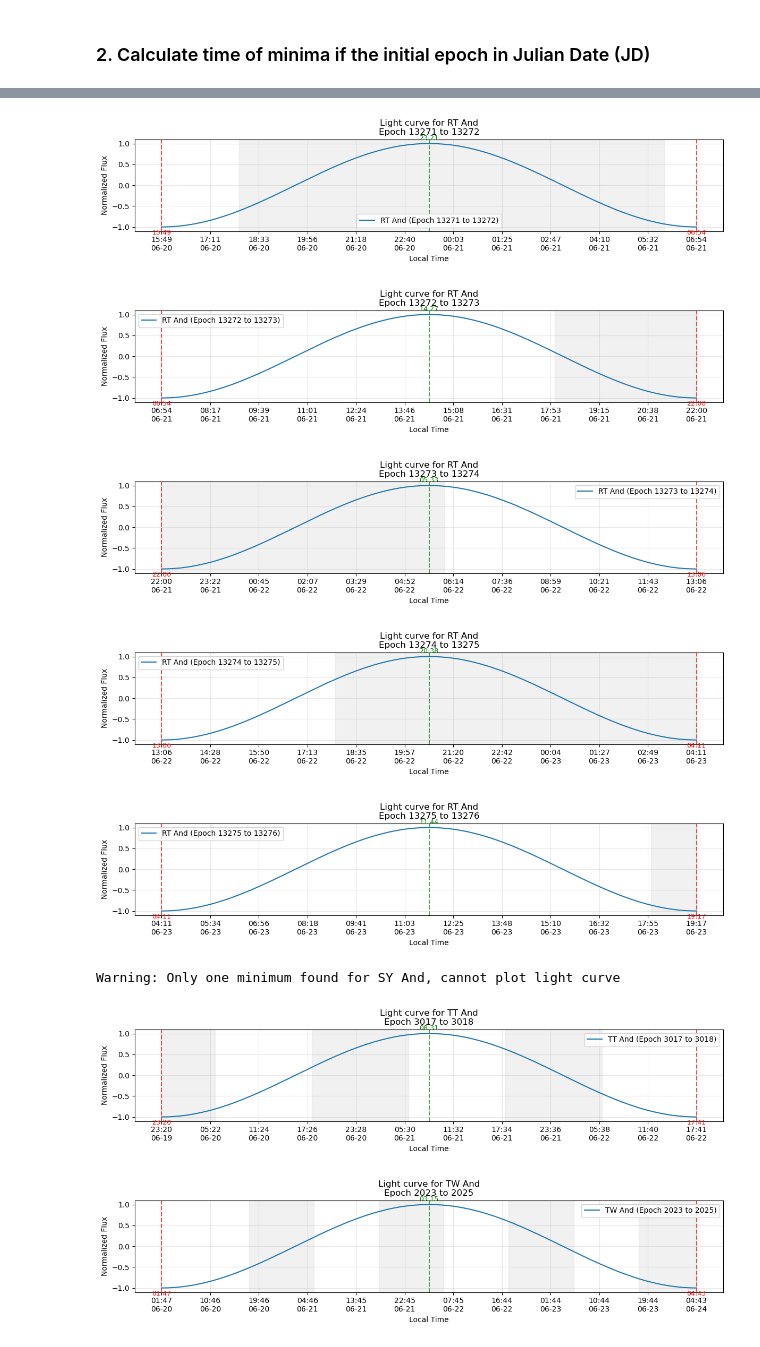
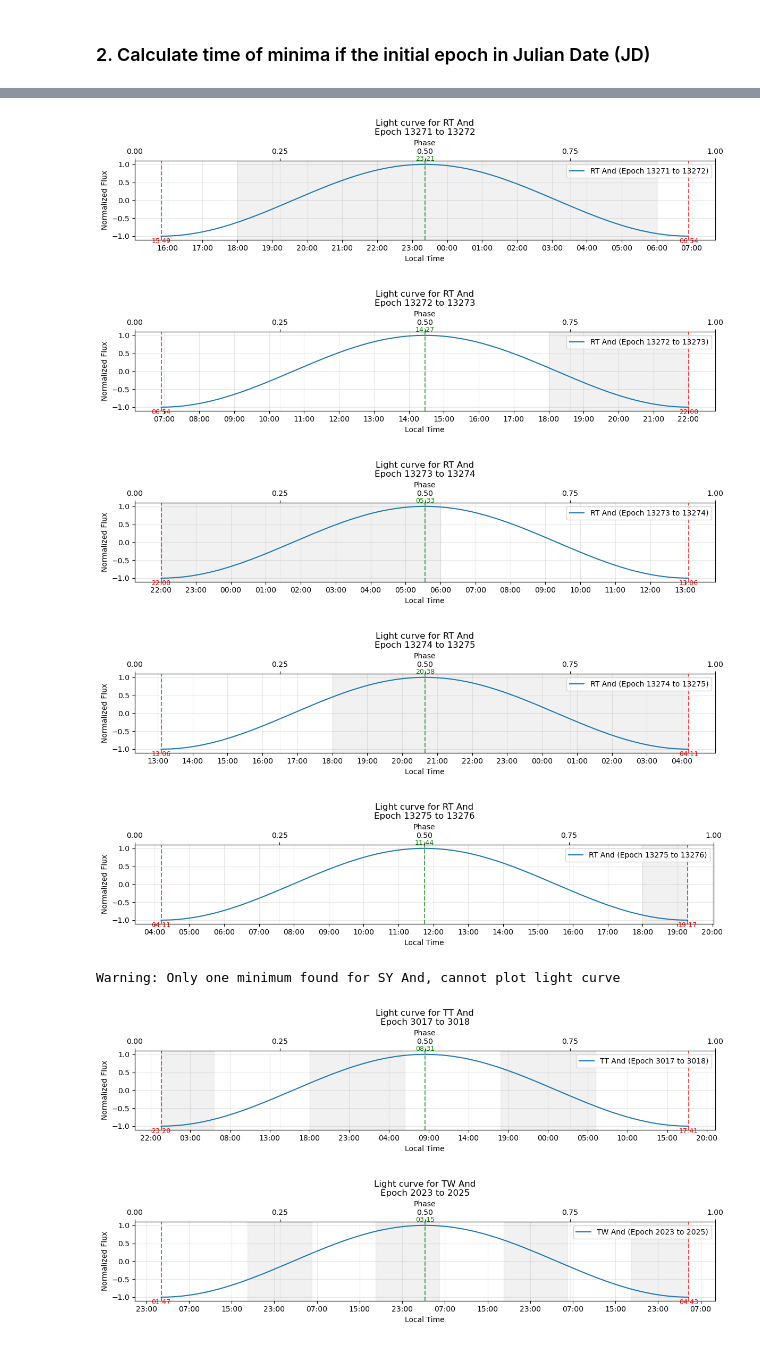
Before and after one commit to evaniakbar/bima_planner, a Jupyter notebook: bima_ephem_3.ipynb, the cells around one changed output, grey strips where cells are left out. Drawn from its saved outputs; the diff is of its cells as text; code cells hidden in the pictures.

```diff
--- a/bima_ephem_3.ipynb
+++ b/bima_ephem_3.ipynb
@@ -428,16 +438,26 @@ def plot_light_curves(minima_df, tz_offset):
             ax.set_ylim(-1.1, 1.1)
             ax.set_yticks([-1, -0.5, 0, 0.5, 1])
 
-            # Calculate exactly 12 evenly spaced ticks
-            min_time = min(times)
-            max_time = max(times)
-            time_delta = (max_time - min_time) / 11  # 11 intervals = 12 ticks
-            ticks = [min_time + i * time_delta for i in range(12)]
-            ax.set_xticks(ticks)
-            ax.xaxis.set_major_formatter(DateFormatter('%H:%M\n%m-%d'))
+            # Set x-axis ticks to a maximum of 12 ticks
+            total_hours = (times[-1] - times[0]).total_seconds() / 3600  # Total hours in the range
+            num_ticks = min(12, int(total_hours))  # Maximum of 12 ticks
+            ax.xaxis.set_major_locator(HourLocator(interval=int(total_hours / num_ticks)))
+            ax.xaxis.set_major_formatter(DateFormatter('%H:%M'))
+            ax.grid(True, alpha=0.3)
 
-            ax.grid(True, alpha=0.3)
-            plt.legend()
+            # Create a second x-axis for phase
+            ax_phase = ax.twiny()
+            ax_phase.set_xlim(0, 1)  # Phase ranges from 0 to 1
+            ax_phase.set_xticks(np.arange(0, 1.1, 0.1))  # Minor ticks for better readability
+            ax_phase.set_xticks(np.arange(0, 1.25, 0.25), minor=False)  # Major ticks at 0, 0.25, ..., 1.0
+            ax_phase.set_xlabel("Phase")
+            ax_phase.xaxis.grid(True, alpha=0.2, which='both')
+
+            # Handle legend - only show first occurrence of each label
+            handles, labels = ax.get_legend_handles_labels()
+            by_label = dict(zip(labels, handles))  # Deduplicate
+            ax.legend(by_label.values(), by_label.keys(), loc='upper right')
+
             plt.tight_layout()
             plt.show()
 
@@ -520,8 +540,8 @@ Results saved to 'minima_table.csv'
-[figure, old version]
+[figure, new version]
-[figure, old version]
+[figure, new version]
-[figure, old version]
+[figure, new version]
-[figure, old version]
+[figure, new version]
-[figure, old version]
+[figure, new version]
 Warning: Only one minimum found for SY And, cannot plot light curve
-[figure, old version]
+[figure, new version]
-[figure, old version]
+[figure, new version]
```
Also changed, not shown: parts of 2 cells of this notebook, 2 other files.
